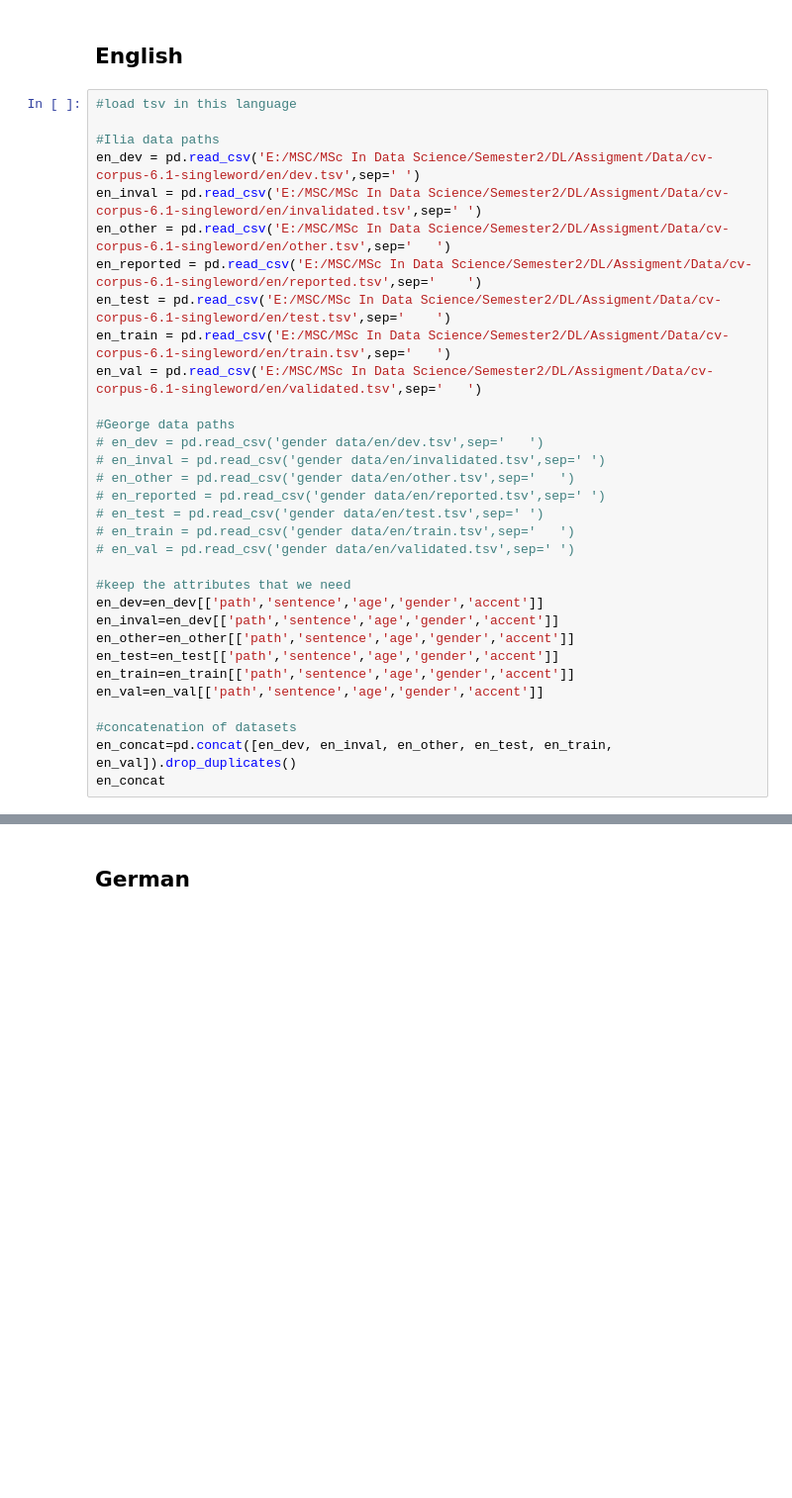
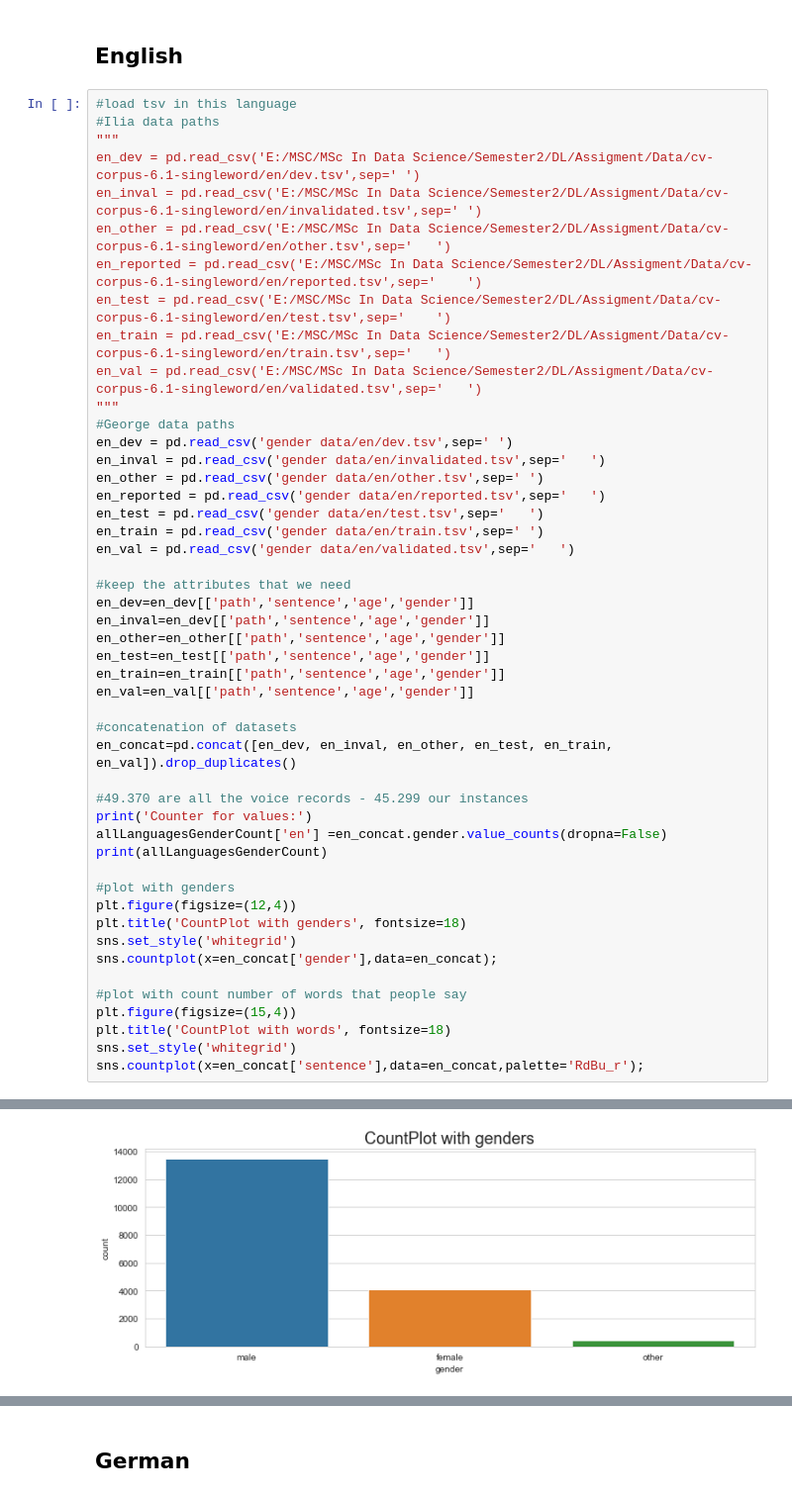
Before and after one commit to Lertas/Voice_Gender-Language_Classification_CNN, a Jupyter notebook: DL_Assigment.ipynb, the cells around one changed output, grey strips where cells are left out. Shown at 99% size. Cells and saved outputs as stored; diff of their text form; blank space fills up the shorter version.

```diff
--- a/DL_Assigment.ipynb
+++ b/DL_Assigment.ipynb
@@ -21,8 +80,8 @@ allLanguagesGenderCount = pd.DataFrame()
 ## English
 # %%
 #load tsv in this language
-
 #Ilia data paths
+"""
 en_dev = pd.read_csv('E:/MSC/ΜSc In Data Science/Semester2/DL/Assigment/Data/cv-corpus-6.1-singleword/en/dev.tsv',sep='	')
 en_inval = pd.read_csv('E:/MSC/ΜSc In Data Science/Semester2/DL/Assigment/Data/cv-corpus-6.1-singleword/en/invalidated.tsv',sep='	')
 en_other = pd.read_csv('E:/MSC/ΜSc In Data Science/Semester2/DL/Assigment/Data/cv-corpus-6.1-singleword/en/other.tsv',sep='	')
@@ -30,25 +89,41 @@ en_reported = pd.read_csv('E:/MSC/ΜSc In Data Science/Semester2/DL/Assigment/Da
 en_test = pd.read_csv('E:/MSC/ΜSc In Data Science/Semester2/DL/Assigment/Data/cv-corpus-6.1-singleword/en/test.tsv',sep='	')
 en_train = pd.read_csv('E:/MSC/ΜSc In Data Science/Semester2/DL/Assigment/Data/cv-corpus-6.1-singleword/en/train.tsv',sep='	')
 en_val = pd.read_csv('E:/MSC/ΜSc In Data Science/Semester2/DL/Assigment/Data/cv-corpus-6.1-singleword/en/validated.tsv',sep='	')
-
+"""
 #George data paths
-# en_dev = pd.read_csv('gender data/en/dev.tsv',sep='	')
-# en_inval = pd.read_csv('gender data/en/invalidated.tsv',sep='	')
-# en_other = pd.read_csv('gender data/en/other.tsv',sep='	')
-# en_reported = pd.read_csv('gender data/en/reported.tsv',sep='	')
-# en_test = pd.read_csv('gender data/en/test.tsv',sep='	')
-# en_train = pd.read_csv('gender data/en/train.tsv',sep='	')
-# en_val = pd.read_csv('gender data/en/validated.tsv',sep='	')
+en_dev = pd.read_csv('gender data/en/dev.tsv',sep='	')
+en_inval = pd.read_csv('gender data/en/invalidated.tsv',sep='	')
+en_other = pd.read_csv('gender data/en/other.tsv',sep='	')
+en_reported = pd.read_csv('gender data/en/reported.tsv',sep='	')
+en_test = pd.read_csv('gender data/en/test.tsv',sep='	')
+en_train = pd.read_csv('gender data/en/train.tsv',sep='	')
+en_val = pd.read_csv('gender data/en/validated.tsv',sep='	')
 
 #keep the attributes that we need
-en_dev=en_dev[['path','sentence','age','gender','accent']]
-en_inval=en_dev[['path','sentence','age','gender','accent']]
-en_other=en_other[['path','sentence','age','gender','accent']]
-en_test=en_test[['path','sentence','age','gender','accent']]
-en_train=en_train[['path','sentence','age','gender','accent']]
-en_val=en_val[['path','sentence','age','gender','accent']]
+en_dev=en_dev[['path','sentence','age','gender']]
+en_inval=en_dev[['path','sentence','age','gender']]
+en_other=en_other[['path','sentence','age','gender']]
+en_test=en_test[['path','sentence','age','gender']]
+en_train=en_train[['path','sentence','age','gender']]
+en_val=en_val[['path','sentence','age','gender']]
 
 #concatenation of datasets
 en_concat=pd.concat([en_dev, en_inval, en_other, en_test, en_train, en_val]).drop_duplicates()
-en_concat
+
+#49.370 are all the voice records - 45.299 our instances
+print('Counter for values:')
+allLanguagesGenderCount['en'] =en_concat.gender.value_counts(dropna=False)
+print(allLanguagesGenderCount)
+
+#plot with genders
+plt.figure(figsize=(12,4))
+plt.title('CountPlot with genders', fontsize=18)
+sns.set_style('whitegrid')
+sns.countplot(x=en_concat['gender'],data=en_concat);
+
+#plot with count number of words that people say
+plt.figure(figsize=(15,4))
+plt.title('CountPlot with words', fontsize=18)
+sns.set_style('whitegrid')
+sns.countplot(x=en_concat['sentence'],data=en_concat,palette='RdBu_r');
 # %% [output]
@@ -67,0 +136 @@ en_concat
+[figure, added]
```
Also changed, not shown: parts of 124 cells of this notebook.
